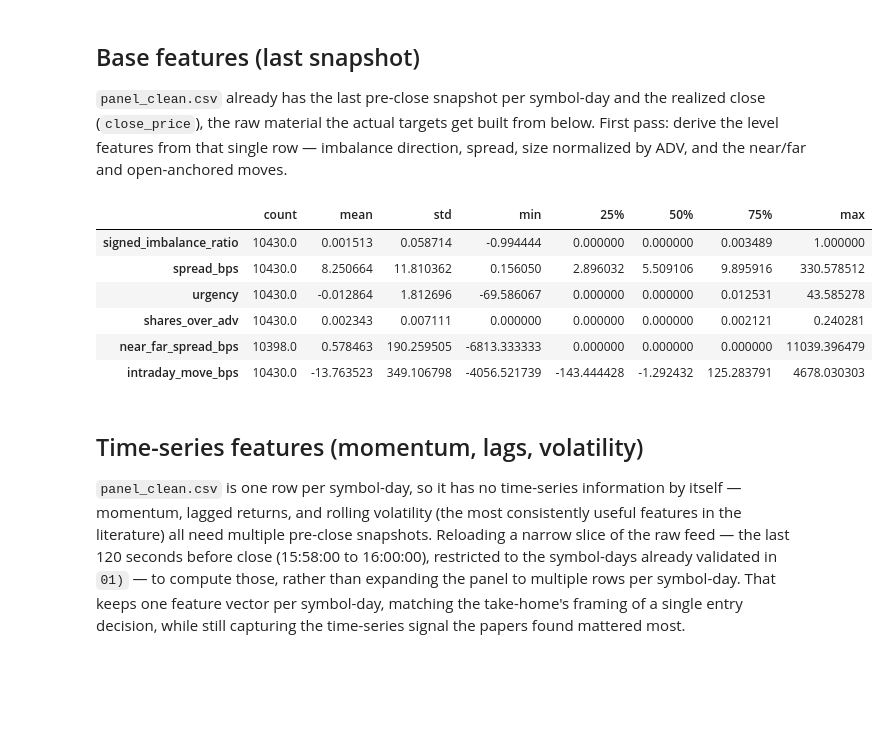
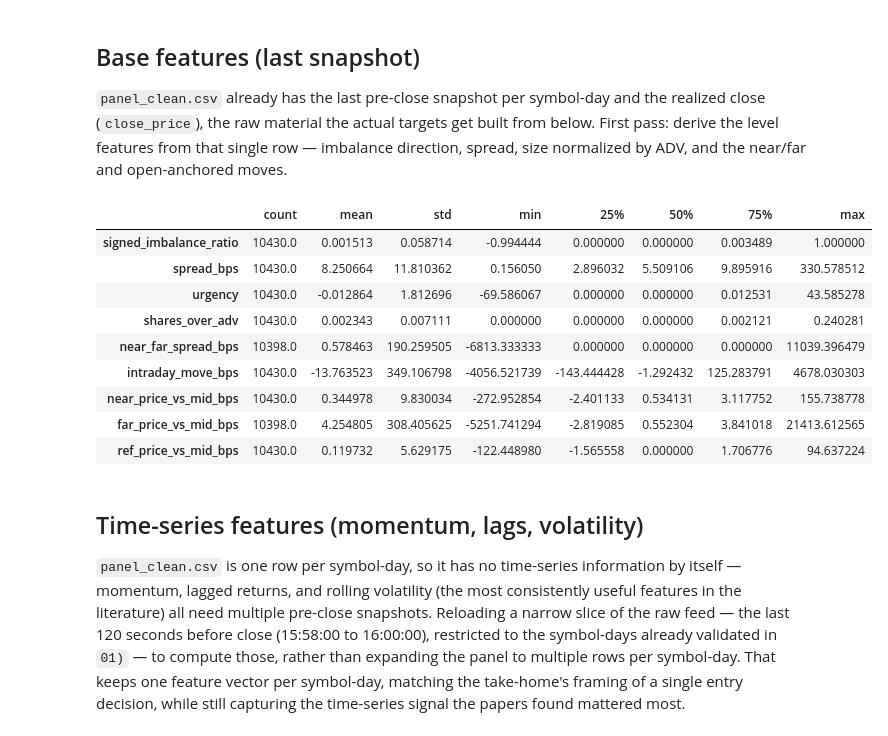
Before and after one commit to abprada/close_auction_project, a Jupyter notebook: 02) features_and_target.ipynb, the cells around one changed output. Cells and saved outputs as stored; diff of their text form; code cells hidden in the pictures; blank space fills up the shorter version.

```diff
--- a/02) features_and_target.ipynb
+++ b/02) features_and_target.ipynb
@@ -17,31 +17,42 @@ panel.shape
 # %%
 panel["signed_shares"] = np.where(panel["side"] == "BUY", panel["shares"],
                             np.where(panel["side"] == "SELL", -panel["shares"], 0.0))
 panel["signed_imbalance_ratio"] = panel["signed_shares"] / (panel["paired_shares"] + panel["shares"])
 
 panel["spread"] = panel["ask"] - panel["bid"]
 panel["spread_bps"] = panel["spread"] / panel["ref_price"] * 1e4
 panel["urgency"] = panel["signed_imbalance_ratio"] * panel["spread_bps"]
 
 panel["shares_over_adv"] = panel["shares"] / (panel["adv"] * 1000)
 panel["paired_shares_over_adv"] = panel["paired_shares"] / (panel["adv"] * 1000)
 
 panel["far_price_available"] = panel["far_price"] != 0
 panel["near_far_spread_bps"] = np.where(
     panel["far_price_available"], (panel["near_price"] / panel["far_price"] - 1) * 1e4, np.nan
 )  # far_price == 0.0 means no standalone closing-auction-only orders existed for this name -- a
    # real absence (mostly ETFs/ETNs), not bad data; explicit NaN + flag rather than a silent inf
 panel["intraday_move_bps"] = (panel["ref_price"] / panel["open"] - 1) * 1e4
 
-panel[["signed_imbalance_ratio", "spread_bps", "urgency", "shares_over_adv", "near_far_spread_bps", "intraday_move_bps"]].describe().T
+mid = (panel["bid"] + panel["ask"]) / 2
+panel["near_price_vs_mid_bps"] = (panel["near_price"] / mid - 1) * 1e4
+panel["far_price_vs_mid_bps"] = np.where(
+    panel["far_price_available"], (panel["far_price"] / mid - 1) * 1e4, np.nan
+)
+panel["ref_price_vs_mid_bps"] = (panel["ref_price"] / mid - 1) * 1e4
+
+panel[["signed_imbalance_ratio", "spread_bps", "urgency", "shares_over_adv", "near_far_spread_bps",
+       "intraday_move_bps", "near_price_vs_mid_bps", "far_price_vs_mid_bps", "ref_price_vs_mid_bps"]].describe().T
 # %% [output]
 |  | count | mean | std | min | 25% | 50% | 75% | max |
 | signed_imbalance_ratio | 10430.0 | 0.001513 | 0.058714 | -0.994444 | 0.000000 | 0.000000 | 0.003489 | 1.000000 |
 | spread_bps | 10430.0 | 8.250664 | 11.810362 | 0.156050 | 2.896032 | 5.509106 | 9.895916 | 330.578512 |
 | urgency | 10430.0 | -0.012864 | 1.812696 | -69.586067 | 0.000000 | 0.000000 | 0.012531 | 43.585278 |
 | shares_over_adv | 10430.0 | 0.002343 | 0.007111 | 0.000000 | 0.000000 | 0.000000 | 0.002121 | 0.240281 |
 | near_far_spread_bps | 10398.0 | 0.578463 | 190.259505 | -6813.333333 | 0.000000 | 0.000000 | 0.000000 | 11039.396479 |
 | intraday_move_bps | 10430.0 | -13.763523 | 349.106798 | -4056.521739 | -143.444428 | -1.292432 | 125.283791 | 4678.030303 |
+| near_price_vs_mid_bps | 10430.0 | 0.344978 | 9.830034 | -272.952854 | -2.401133 | 0.534131 | 3.117752 | 155.738778 |
+| far_price_vs_mid_bps | 10398.0 | 4.254805 | 308.405625 | -5251.741294 | -2.819085 | 0.552304 | 3.841018 | 21413.612565 |
+| ref_price_vs_mid_bps | 10430.0 | 0.119732 | 5.629175 | -122.448980 | -1.565558 | 0.000000 | 1.706776 | 94.637224 |
 # %% [markdown]
 ## Time-series features (momentum, lags, volatility)
 
```
Also changed, not shown: parts of 9 cells of this notebook, 3 other files.
